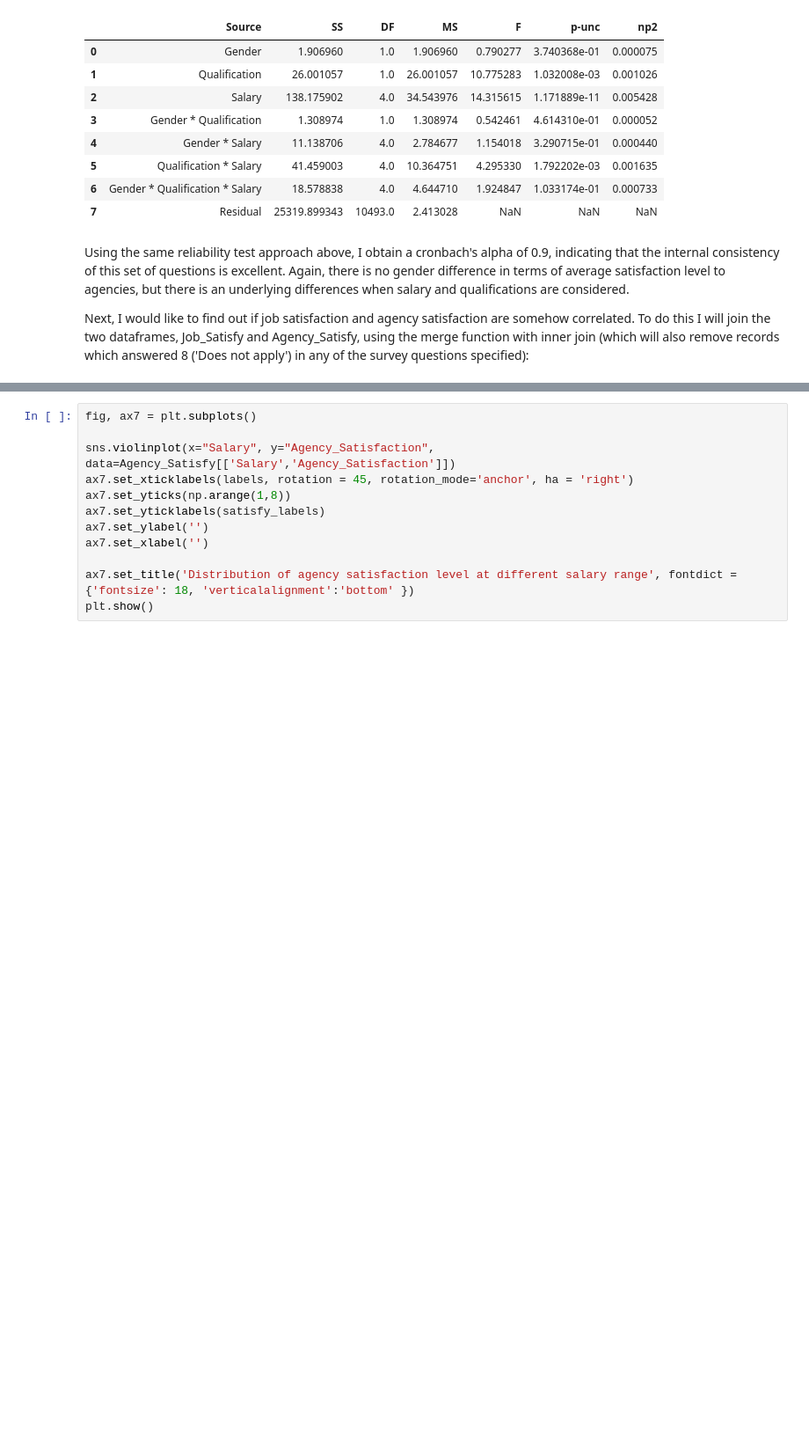
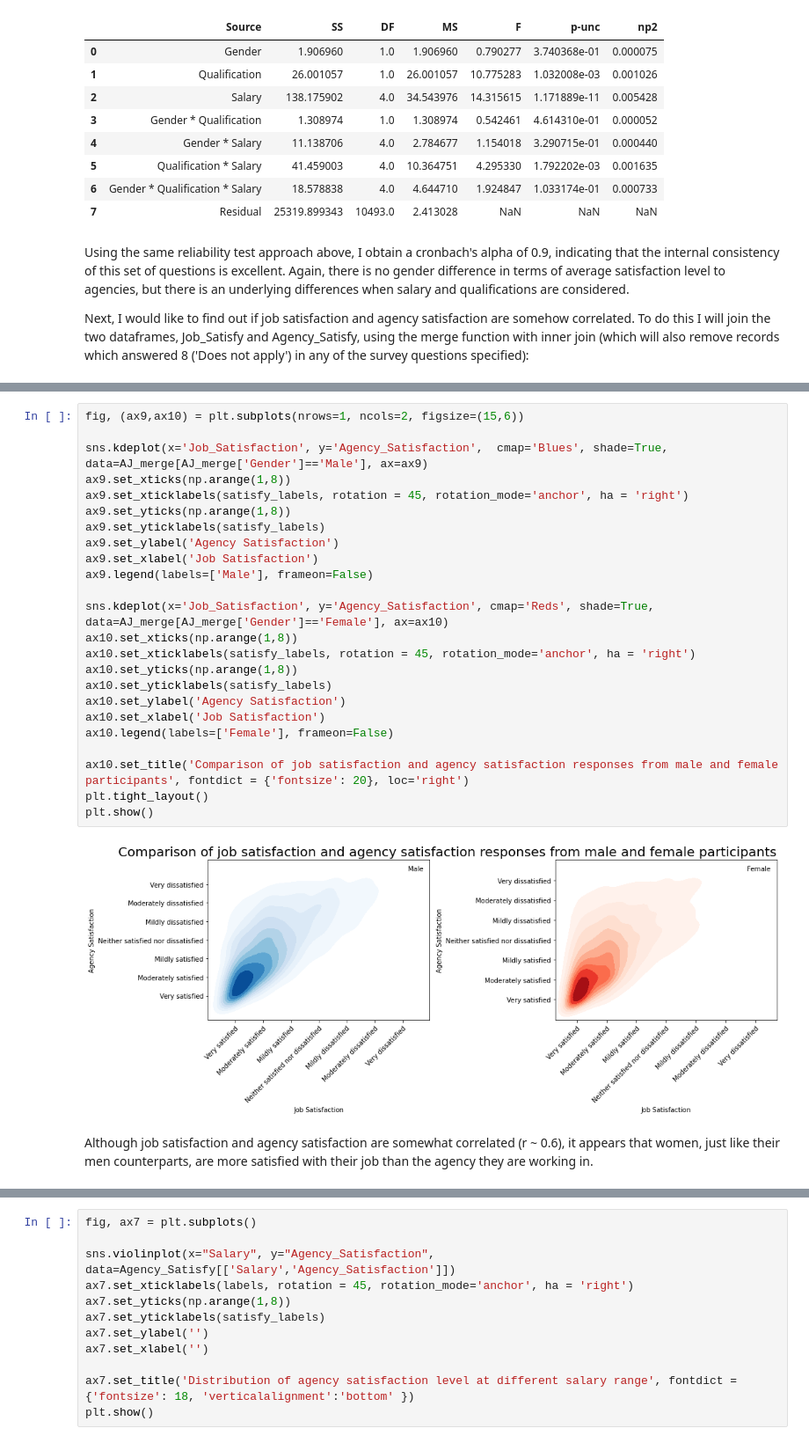
Before and after one commit to alex-cplee/WA-Public-Service-Perception-2015, a Jupyter notebook: SurveyData.ipynb, the cells around one changed output, grey strips where cells are left out. Shown at 88% size. Saved outputs shown, nothing was run; the diff lists cells and outputs as text; blank space fills up the shorter version.

```diff
--- a/SurveyData.ipynb
+++ b/SurveyData.ipynb
@@ -1028,0 +1055,28 @@ Agency_Satisfy.groupby('Salary').describe()['Agency_Satisfaction'].sort_values('
+# %%
+fig, (ax9,ax10) = plt.subplots(nrows=1, ncols=2, figsize=(15,6))
+
+sns.kdeplot(x='Job_Satisfaction', y='Agency_Satisfaction',  cmap='Blues', shade=True, data=AJ_merge[AJ_merge['Gender']=='Male'], ax=ax9)
+ax9.set_xticks(np.arange(1,8))
+ax9.set_xticklabels(satisfy_labels, rotation = 45, rotation_mode='anchor', ha = 'right')
+ax9.set_yticks(np.arange(1,8))
+ax9.set_yticklabels(satisfy_labels)
+ax9.set_ylabel('Agency Satisfaction')
+ax9.set_xlabel('Job Satisfaction')
+ax9.legend(labels=['Male'], frameon=False)
+
+sns.kdeplot(x='Job_Satisfaction', y='Agency_Satisfaction', cmap='Reds', shade=True, data=AJ_merge[AJ_merge['Gender']=='Female'], ax=ax10)
+ax10.set_xticks(np.arange(1,8))
+ax10.set_xticklabels(satisfy_labels, rotation = 45, rotation_mode='anchor', ha = 'right')
+ax10.set_yticks(np.arange(1,8))
+ax10.set_yticklabels(satisfy_labels)
+ax10.set_ylabel('Agency Satisfaction')
+ax10.set_xlabel('Job Satisfaction')
+ax10.legend(labels=['Female'], frameon=False)
+
+ax10.set_title('Comparison of job satisfaction and agency satisfaction responses from male and female participants', fontdict = {'fontsize': 20}, loc='right')
+plt.tight_layout()
+plt.show()
+# %% [output]
+[figure, added]
+# %% [markdown]
+Although job satisfaction and agency satisfaction are somewhat correlated (r ~ 0.6), it appears that women, just like their men counterparts, are more satisfied with their job than the agency they are working in.
```
Also changed, not shown: parts of 73 cells of this notebook.
